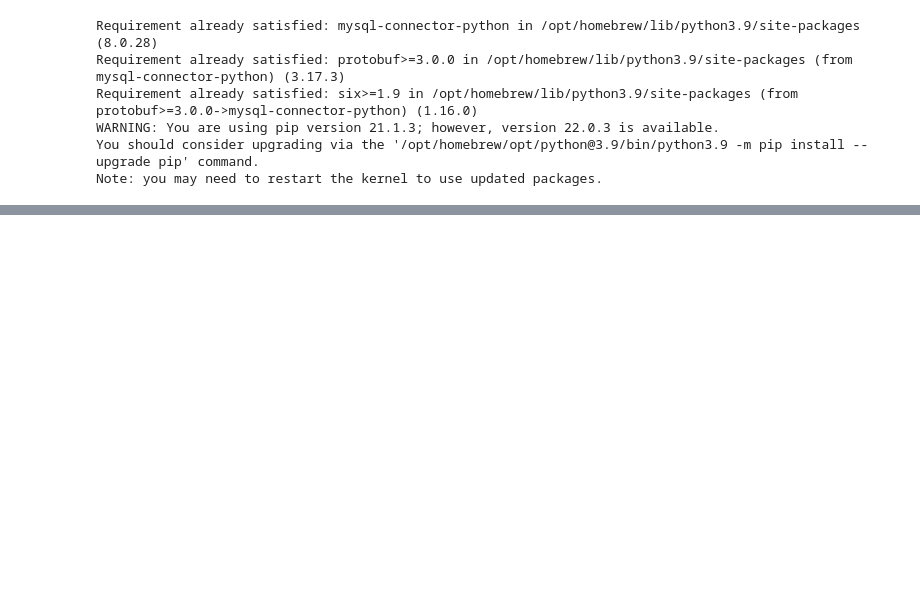
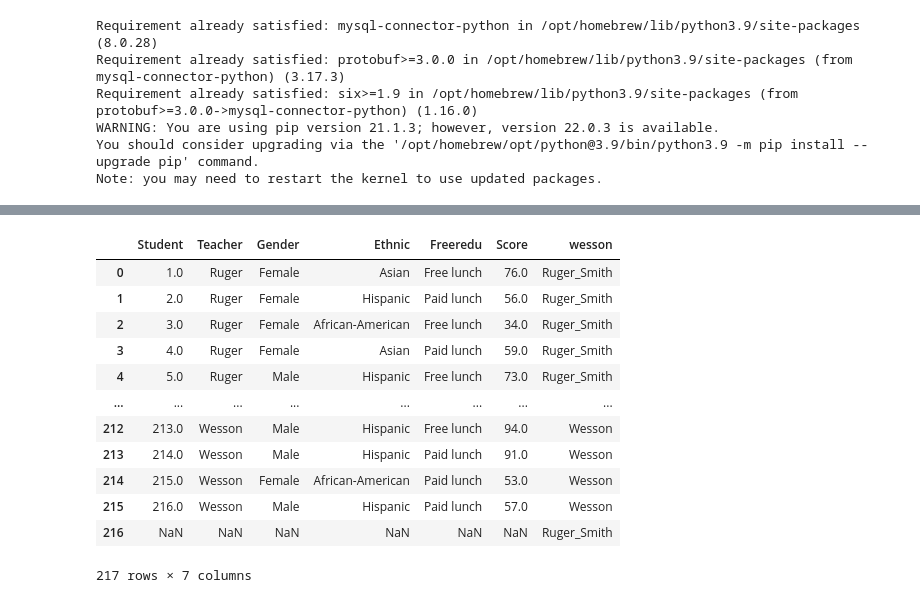
Before and after one commit to tzuzulcode/data_science_enero2022, a Jupyter notebook: Data Collection/DataBases.ipynb, the cells around one changed output, grey strips where cells are left out. Cells and saved outputs as stored; diff of their text form; code cells hidden in the pictures; blank space fills up the shorter version.

```diff
--- a/Data Collection/DataBases.ipynb
+++ b/Data Collection/DataBases.ipynb
@@ -27,0 +97,18 @@ Connection Established
+# %%
+csv = pd.read_csv("studentsData.csv")
+# %%
+csv
+# %% [output]
+|  | Student | Teacher | Gender | Ethnic | Freeredu | Score | wesson |
+| 0 | 1.0 | Ruger | Female | Asian | Free lunch | 76.0 | Ruger_Smith |
+| 1 | 2.0 | Ruger | Female | Hispanic | Paid lunch | 56.0 | Ruger_Smith |
+| 2 | 3.0 | Ruger | Female | African-American | Free lunch | 34.0 | Ruger_Smith |
+| 3 | 4.0 | Ruger | Female | Asian | Paid lunch | 59.0 | Ruger_Smith |
+| 4 | 5.0 | Ruger | Male | Hispanic | Free lunch | 73.0 | Ruger_Smith |
+| ... | ... | ... | ... | ... | ... | ... | ... |
+| 212 | 213.0 | Wesson | Male | Hispanic | Free lunch | 94.0 | Wesson |
+| 213 | 214.0 | Wesson | Male | Hispanic | Paid lunch | 91.0 | Wesson |
+| 214 | 215.0 | Wesson | Female | African-American | Paid lunch | 53.0 | Wesson |
+| 215 | 216.0 | Wesson | Male | Hispanic | Paid lunch | 57.0 | Wesson |
+| 216 | NaN | NaN | NaN | NaN | NaN | NaN | Ruger_Smith |
+217 rows × 7 columns
```
Also changed, not shown: parts of 19 cells of this notebook, 2 other files.
